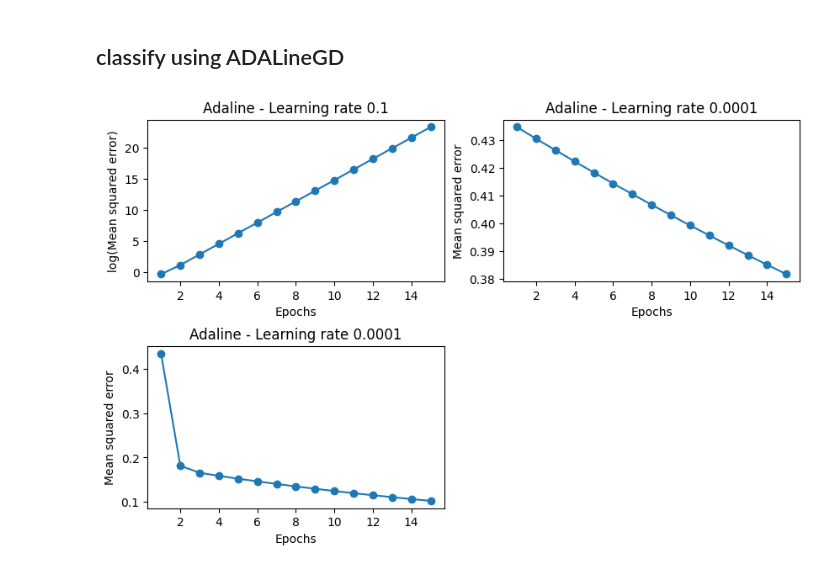
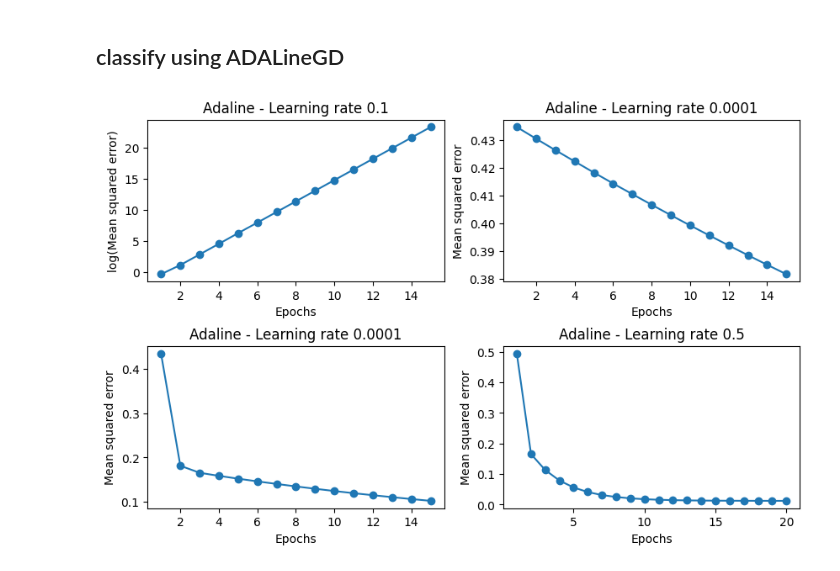
Before and after one commit to RalphExp/MachineLearning, a Jupyter notebook: DLFC/Application/ch02.ipynb, the cells around one changed output. Cells and saved outputs as stored; diff of their text form; code cells hidden in the pictures.

```diff
--- a/DLFC/Application/ch02.ipynb
+++ b/DLFC/Application/ch02.ipynb
@@ -67,24 +67,32 @@ plt.show()
 # %%
 fig, ax = plt.subplots(nrows=2, ncols=2, figsize=(10, 6),gridspec_kw={'hspace': 0.4})
 ada1 = AdalineGD(n_iter=15, eta=0.1).fit(X, y)
 ax[0,0].plot(range(1, len(ada1.losses_) + 1), np.log10(ada1.losses_), marker='o')
 ax[0,0].set_xlabel('Epochs')
 ax[0,0].set_ylabel('log(Mean squared error)')
 ax[0,0].set_title('Adaline - Learning rate 0.1')
 
 ada2 = AdalineGD(n_iter=15, eta=0.0001).fit(X, y)
 ax[0,1].plot(range(1, len(ada2.losses_) + 1), ada2.losses_, marker='o')
 ax[0,1].set_xlabel('Epochs')
 ax[0,1].set_ylabel('Mean squared error')
 ax[0,1].set_title('Adaline - Learning rate 0.0001')
 
 ada3 = AdalineGD(n_iter=15, eta=0.01).fit(X, y)
 ax[1,0].plot(range(1, len(ada3.losses_) + 1), ada3.losses_, marker='o')
 ax[1,0].set_xlabel('Epochs')
 ax[1,0].set_ylabel('Mean squared error')
 ax[1,0].set_title('Adaline - Learning rate 0.0001')
 
-fig.delaxes(ax[1,1])
+# Normalizing before fitting to the AdalineGD
+X_std = np.copy(X)
+X_std[:,0] = (X[:,0] - X[:,0].mean()) / X[:,0].std()
+X_std[:,1] = (X[:,1] - X[:,1].mean()) / X[:,1].std()
+ada_gd = AdalineGD(n_iter=20, eta=0.5).fit(X_std, y)
+ax[1,1].plot(range(1, len(ada_gd.losses_) + 1), ada_gd.losses_, marker='o')
+ax[1,1].set_xlabel('Epochs')
+ax[1,1].set_ylabel('Mean squared error')
+ax[1,1].set_title('Adaline - Learning rate 0.5')
 plt.show()
 # %% [output]
-[figure, old version]
+[figure, new version]
```
Also changed, not shown: parts of 1 cell of this notebook.
